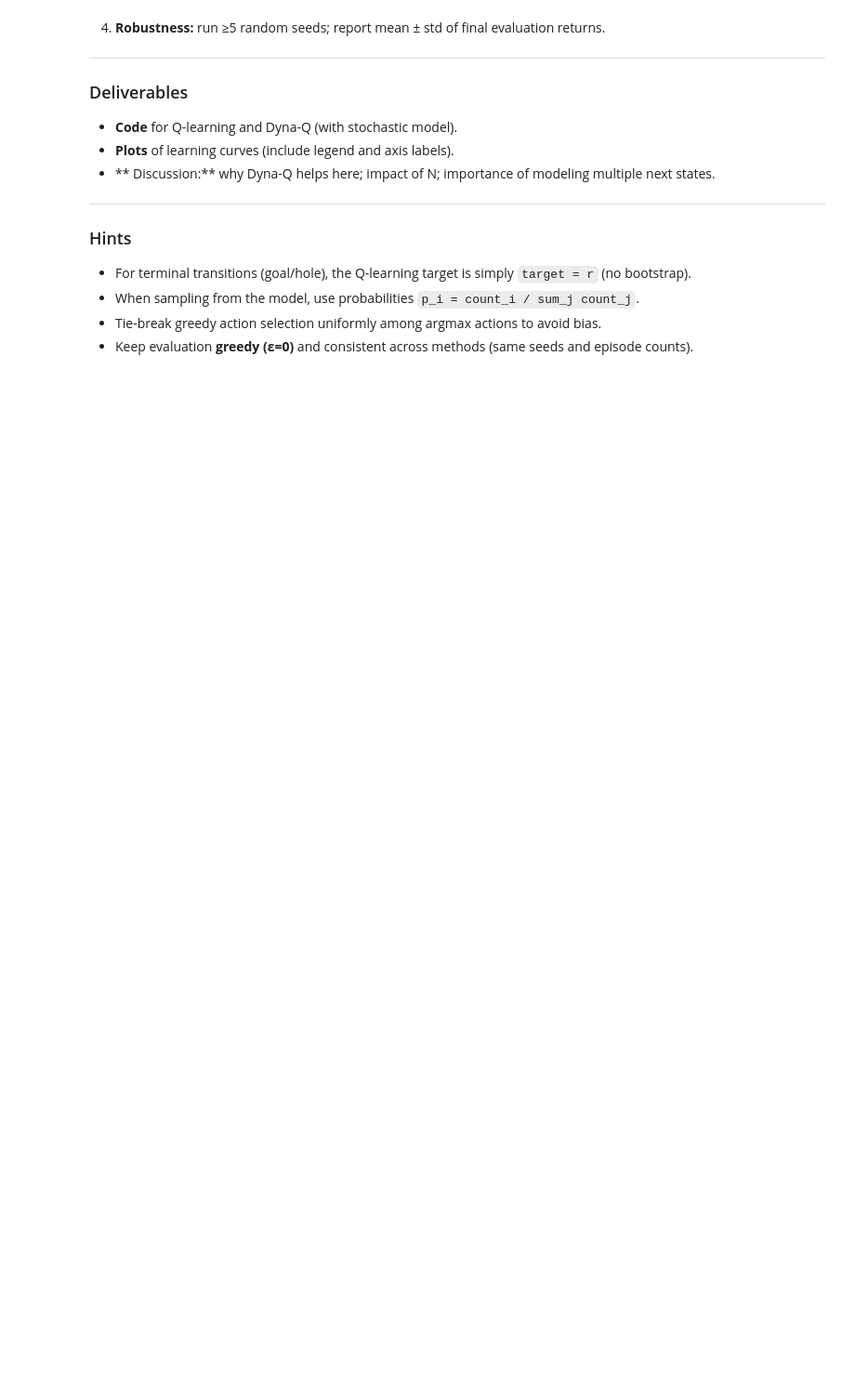
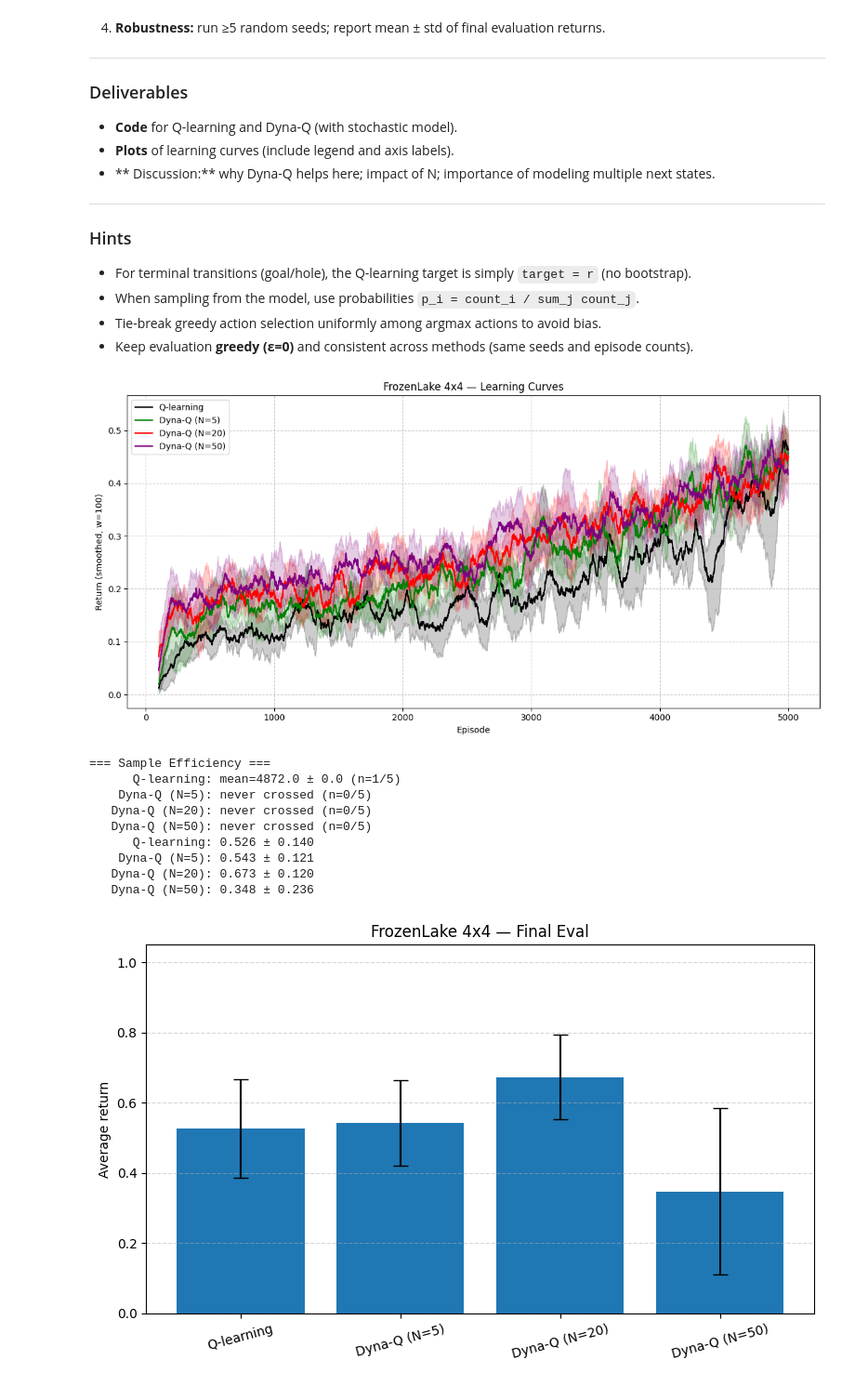
Before and after one commit to TongshuWu1/RL_CSE337_TonyWu, a Jupyter notebook: lab4_dyna.ipynb, the cells around one changed output. Shown at 93% size. Cells and saved outputs as stored; diff of their text form; code cells hidden in the pictures; blank space fills up the shorter version.

```diff
--- a/lab4_dyna.ipynb
+++ b/lab4_dyna.ipynb
@@ -785,7 +785,7 @@ EVAL_EPISODES = 200
 PLANNING_SET = [5, 20, 50]
 
 def make_env(seed=None):
-    env = gym.make(ENV_ID, is_slippery=IS_SLIPPERY, map_name=MAP_NAME, render_mode = "human")
+    env = gym.make(ENV_ID, is_slippery=IS_SLIPPERY, map_name=MAP_NAME, render_mode = "ansi")
     if seed is not None:
         try:
             env.reset(seed=seed)
@@ -1009,30 +1009,42 @@ if __name__ == "__main__":
     dynaq_Qs_all = []
     for N in PLANNING_SET:
         runs, Qs = run_seeds_dynaq(
             SEEDS, n_planning=N, alpha=ALPHA, gamma=GAMMA,
             episodes=EPISODES, eps_start=EPS_START, eps_end=EPS_END
         )
         dynaq_runs.append(runs)
         dynaq_Qs_all.append(Qs)
     runs_list = [q_runs] + dynaq_runs
     labels = ["Q-learning"] + [f"Dyna-Q (N={N})" for N in PLANNING_SET]
     colors = ["black", "green", "red", "purple"]
     plot_learning_curves_shaded(
         runs_list, labels, colors,
         window=MA_WINDOW,
         title=f"FrozenLake {MAP_NAME} — Learning Curves"
     )
     report_sample_efficiency(runs_list, labels, threshold=THRESHOLD, window=MA_WINDOW)
     eval_means, eval_stds = [], []
     for Qs, lab in zip([q_Qs] + dynaq_Qs_all, labels):
         scores = []
         for sd, Q in zip(SEEDS, Qs):
             env = make_env(seed=sd+12345)
             score = evaluate_policy(env, Q, n_episodes=EVAL_EPISODES)
             env.close()
             scores.append(score)
         eval_means.append(np.mean(scores))
         eval_stds.append(np.std(scores))
         print(f"{lab:>16}: {np.mean(scores):.3f} ± {np.std(scores):.3f}")
     bar_final_eval(eval_means, eval_stds, labels,
                    title=f"FrozenLake {MAP_NAME} — Final Eval")
+# %% [output]
+[figure, added]
+=== Sample Efficiency ===
+      Q-learning: mean=4872.0 ± 0.0 (n=1/5)
+    Dyna-Q (N=5): never crossed (n=0/5)
+   Dyna-Q (N=20): never crossed (n=0/5)
+   Dyna-Q (N=50): never crossed (n=0/5)
+      Q-learning: 0.526 ± 0.140
+    Dyna-Q (N=5): 0.543 ± 0.121
+   Dyna-Q (N=20): 0.673 ± 0.120
+   Dyna-Q (N=50): 0.348 ± 0.236
+[figure, added]
```
Also changed, not shown: 1 other file.
